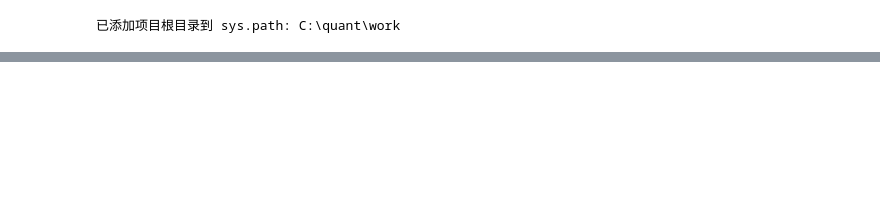
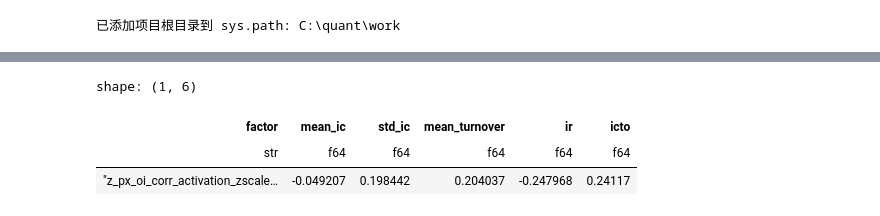
Before and after one commit to Lqz13Th/extrema_lab, a Jupyter notebook: feature_eng/feat_rnd_lab/feat_check.ipynb, the cells around one changed output, grey strips where cells are left out. Drawn from its saved outputs; the diff is of its cells as text; code cells hidden in the pictures; blank space fills up the shorter version.

```diff
--- a/feature_eng/feat_rnd_lab/feat_check.ipynb
+++ b/feature_eng/feat_rnd_lab/feat_check.ipynb
@@ -164,6 +314,11 @@ hourly_ic_df
 # %%
-target_factor = "z_px_dd_rb_zscaled"
+target_factor = "z_px_oi_corr_activation_zscaled"
 ic_df.filter(pl.col("factor") == target_factor)
+# %% [output]
+shape: (1, 6)
+| factor | mean_ic | std_ic | mean_turnover | ir | icto |
+| str | f64 | f64 | f64 | f64 | f64 |
+| "z_px_oi_corr_activation_zscale… | -0.049207 | 0.198442 | 0.204037 | -0.247968 | 0.24117 |
 # %%
 import pandas as pd
 import matplotlib.pyplot as plt
```
Also changed, not shown: parts of 18 cells of this notebook, 4 other files.
